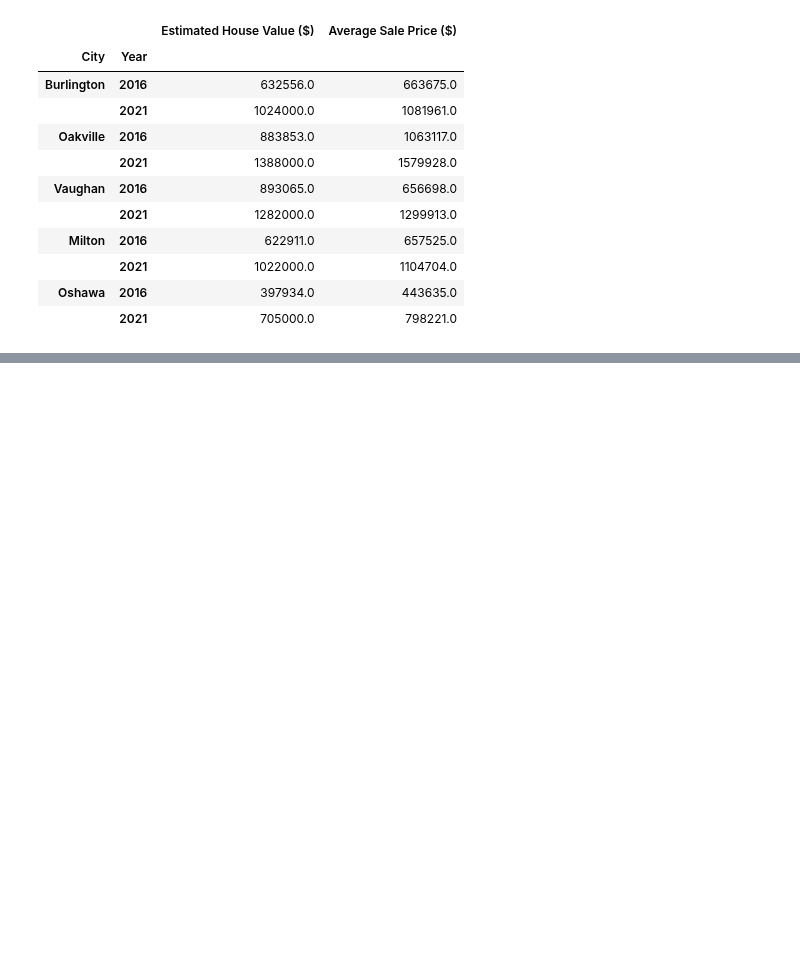
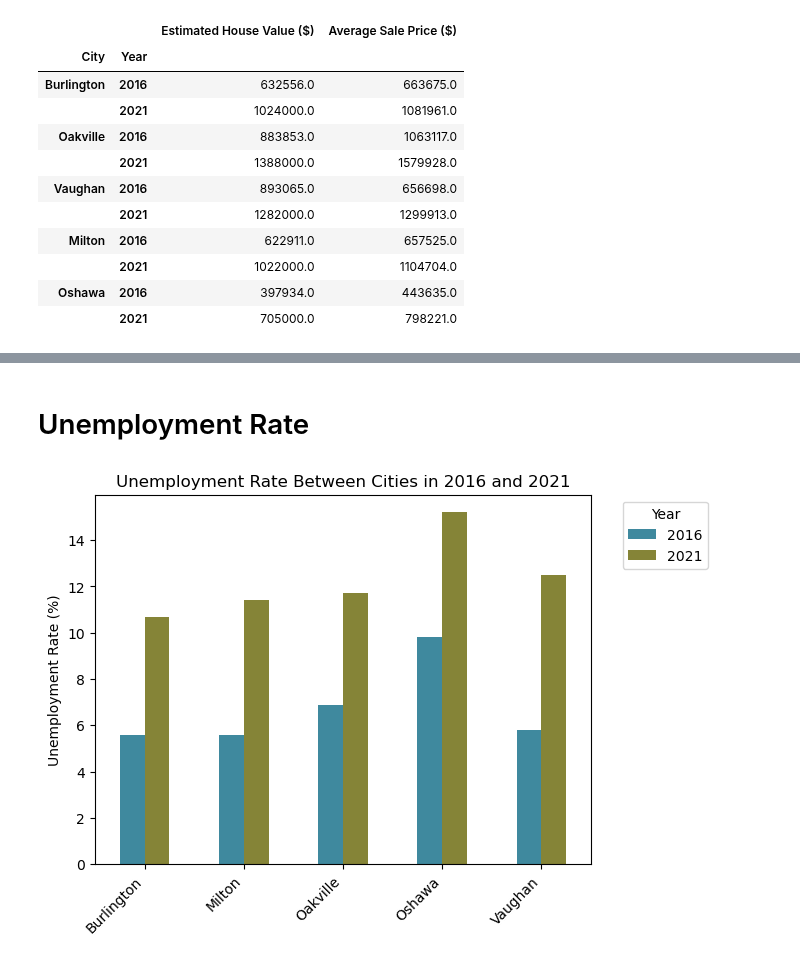
Before and after one commit to MaisieDeGraaf/oakville-housing-analysis, a Jupyter notebook: Main_Cities_Analysis.ipynb, the cells around one changed output, grey strips where cells are left out. Cells and saved outputs as stored; diff of their text form; code cells hidden in the pictures; blank space fills up the shorter version.

Commit message:
added my graphs

```diff
--- a/Main_Cities_Analysis.ipynb
+++ b/Main_Cities_Analysis.ipynb
@@ -171,0 +171,25 @@ plt.show()
+# %% [markdown]
+# Unemployment Rate
+# %%
+import matplotlib.pyplot as plt
+
+# Reset index to get Year into its own column and change type to integer
+all_cities_reset_df = all_cities_df.reset_index(level='Year')
+all_cities_reset_df['Year'] = all_cities_reset_df['Year'].astype(int)
+
+# Filter the DataFrame to include only the relevant columns
+unemployment_df = all_cities_reset_df[['Year', 'Unemployment Rate (%)']]
+
+# Pivot the DataFrame to have 'Year' as the columns
+unemployment_pivot = unemployment_df.pivot(columns='Year', values='Unemployment Rate (%)')
+
+# Plot the bar graph
+unemployment_pivot.plot(kind='bar', stacked=False,color=['#3f899e', '#858437'])
+plt.title('Unemployment Rate Between Cities in 2016 and 2021')
+plt.ylabel('Unemployment Rate (%)')
+plt.xlabel('')
+plt.xticks(rotation=45, ha='right')  # Rotating x-axis labels for better readability
+plt.legend(title='Year', bbox_to_anchor=(1.25, 1))
+plt.show()
+# %% [output]
+[figure, added]
```
Also changed, not shown: parts of 9 cells of this notebook.
